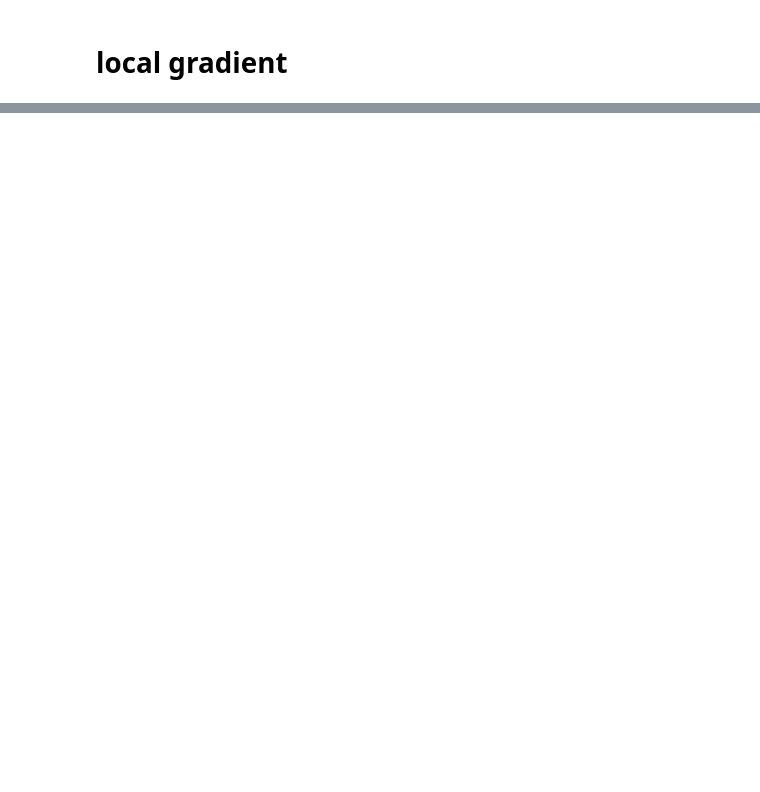
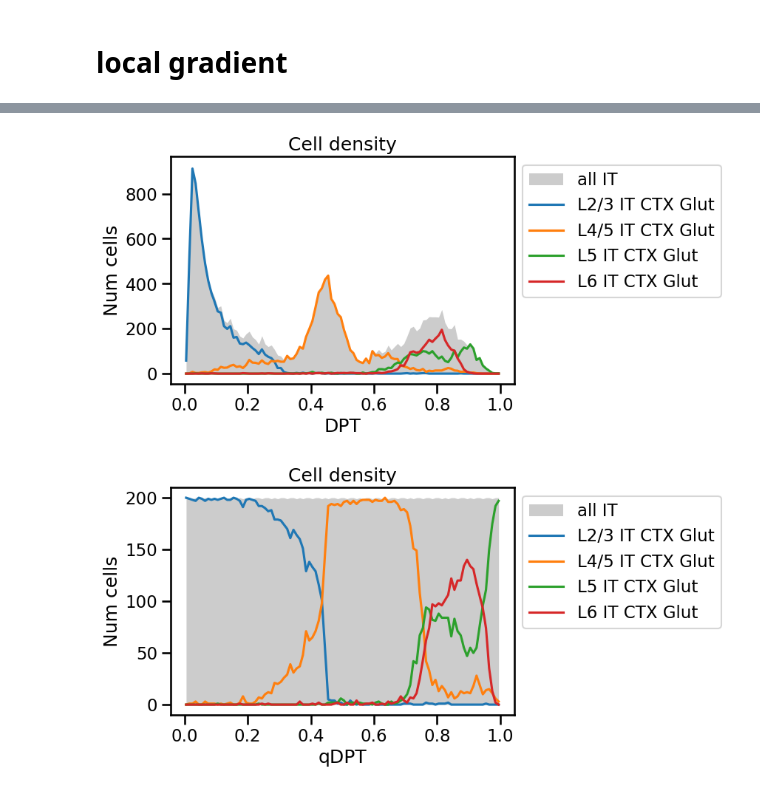
Before and after one commit to FangmingXie/contcortex, a Jupyter notebook: fangming/12.allen_it_p56p58_nD.ipynb, the cells around one changed output, grey strips where cells are left out. Drawn from its saved outputs; the diff is of its cells as text; code cells hidden in the pictures; blank space fills up the shorter version.

```diff
--- a/fangming/12.allen_it_p56p58_nD.ipynb
+++ b/fangming/12.allen_it_p56p58_nD.ipynb
@@ -242,10 +306,12 @@ adata_dpt.obs['dpt_bin']  = pd.cut( adata_dpt.obs['dpt'], num_bins, labels=False
 adata_dpt.obs['dpt_qbin'] = pd.qcut(adata_dpt.obs['dpt'], num_bins, labels=False)
 
 cdf = adata_dpt.obs.groupby('dpt_bin').size()
-cdf_by_subclass = adata_dpt.obs.groupby(['dpt_bin', 'cluster_label']).size().unstack()
+cdf_by_subclass = adata_dpt.obs.groupby(['dpt_bin', 'subclass_label']).size().unstack()
+cdf_by_subtype = adata_dpt.obs.groupby(['dpt_bin', 'cluster_label']).size().unstack()
 
 qcdf = adata_dpt.obs.groupby('dpt_qbin').size()
-qcdf_by_subclass = adata_dpt.obs.groupby(['dpt_qbin', 'cluster_label']).size().unstack()
+qcdf_by_subclass = adata_dpt.obs.groupby(['dpt_qbin', 'subclass_label']).size().unstack()
+qcdf_by_subtype = adata_dpt.obs.groupby(['dpt_qbin', 'cluster_label']).size().unstack()
 # %%
 fig, ax = plt.subplots(1,1,figsize=(8*1,6))
 g = ax.scatter(xp[:,0], xp[:,1], c=adata_dpt.obs['dpt'].values, s=2)
@@ -256,0 +343,23 @@ ax.set_title('Data\n(single cells colored by type)')
+# %%
+fig, ax = plt.subplots(figsize=(6,4))
+ax.fill_between(xm, 0, cdf, color='k', label='all IT', alpha=0.2, linewidth=0)
+for col in cdf_by_subclass.columns:
+    ax.plot(xm, cdf_by_subclass[col], label=col)
+ax.legend(bbox_to_anchor=(1,1))
+ax.set_title('Cell density')
+ax.set_xlabel('DPT')
+ax.set_ylabel('Num cells')
+plt.show()
+
+fig, ax = plt.subplots(figsize=(6,4))
+ax.fill_between(xm, 0, qcdf, color='k', label='all IT', alpha=0.2, linewidth=0)
+for col in qcdf_by_subclass.columns:
+    ax.plot(xm, qcdf_by_subclass[col], label=col)
+ax.legend(bbox_to_anchor=(1,1))
+ax.set_title('Cell density')
+ax.set_xlabel('qDPT')
+ax.set_ylabel('Num cells')
+plt.show()
+# %% [output]
+[figure, added]
+[figure, added]
```
Also changed, not shown: parts of 21 cells of this notebook, 3 other files.
